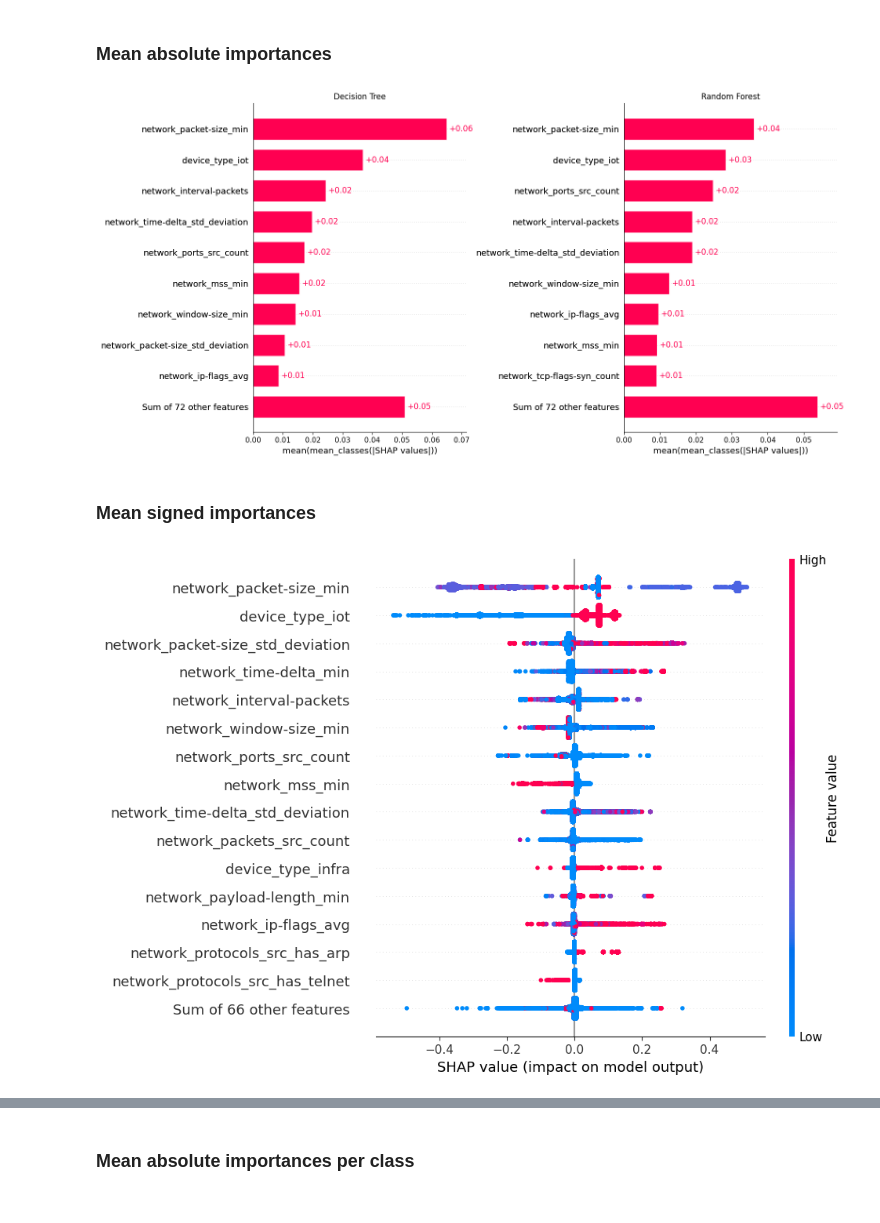
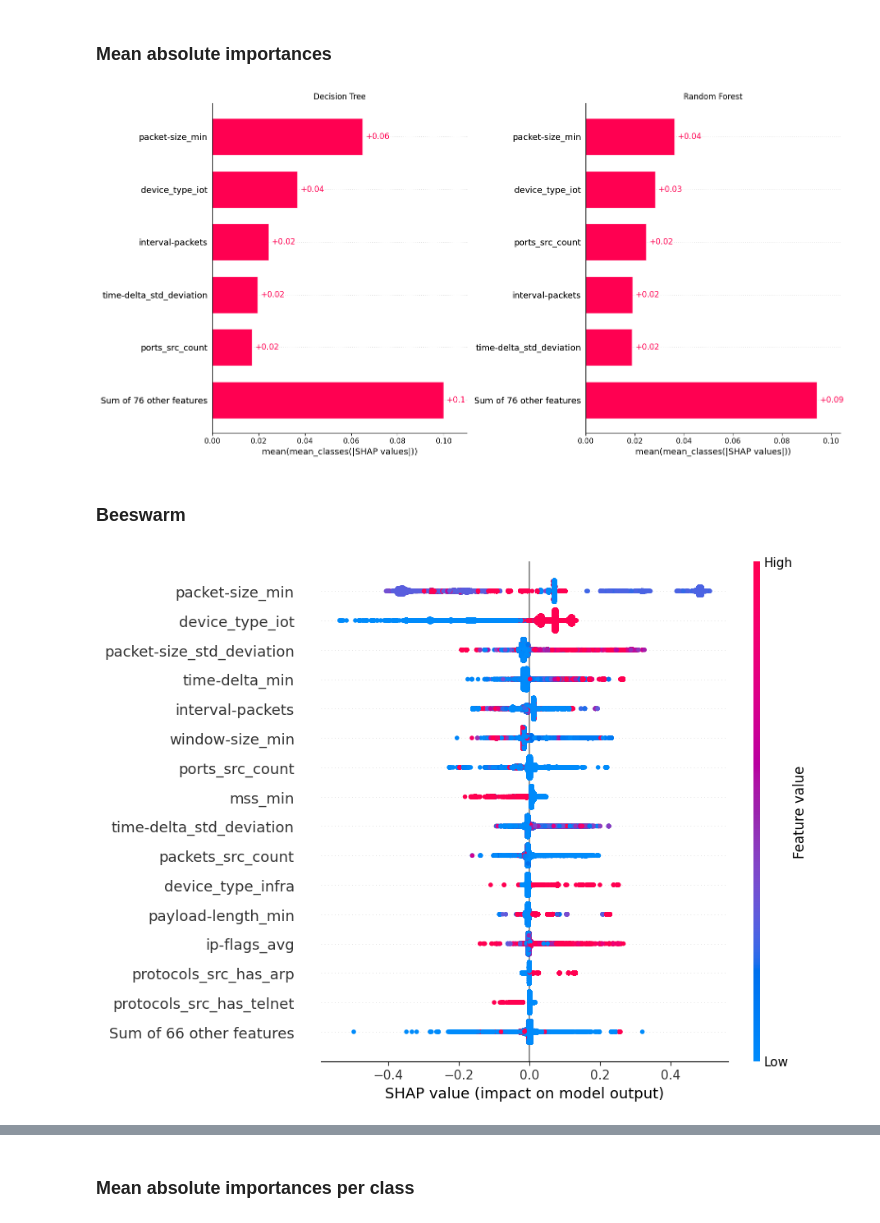
Before and after one commit to nelioasousa/iiot_threat_detec, a Jupyter notebook: experiments/exp04__xai_with_shap.ipynb, the cells around one changed output, grey strips where cells are left out. Cells and saved outputs as stored; diff of their text form; code cells hidden in the pictures.

Commit message:
Rerun shap exp

```diff
--- a/experiments/exp04__xai_with_shap.ipynb
+++ b/experiments/exp04__xai_with_shap.ipynb
@@ -79,7 +79,9 @@ def get_shap_values(models, data, feature_names):
             values_file = values_dir / f"{model_name}__{target}.pickle.gz"
             if values_file.is_file():
                 with gz_open(values_file, "rb") as explan_file:
-                    shap_values[target][model_name] = Unpickler(explan_file).load()
+                    explanation = Unpickler(explan_file).load()
+                    explanation.feature_names = feature_names[target][model_name]
+                    shap_values[target][model_name] = explanation
                 continue
             print(f"Explaining {model_name}__{target}...")
             X_bckg, X_test = data[target][model_name]
@@ -101,9 +103,10 @@ transformers, models = get_splitted_pipes(model_names)
 feature_names = defaultdict(dict)
 for target, transformer_per_model in transformers.items():
     for model_name, transformer in transformer_per_model.items():
-        feature_names[target][model_name] = (
-            transformer.get_feature_names_out().tolist()
-        )
+        feature_names[target][model_name] = [
+            ft.removeprefix("network_")
+            for ft in transformer.get_feature_names_out().tolist()
+        ]
 # %%
 data = get_preprocessed_data(transformers)
 # %%
@@ -124,7 +127,7 @@ for i, model_name in enumerate(shap_values["binary"]):
     values = shap_values["binary"][model_name]
     shap.plots.bar(
         shap_values=values[:, :, 0],
-        max_display=16,
+        max_display=6,
         ax=axs[i],
         show=False,
     )
@@ -204,28 +207,28 @@ plt.show()
 # %%
 fig, axs = plt.subplots(1, 2, figsize=(16, 8))
 
 for i, model_name in enumerate(("decision_tree", "random_forest")):
     ax = axs[i]
     values = shap_values["condensed"][model_name]
     shap.plots.bar(
         shap_values=values.abs.mean(2),
-        max_display=10,
+        max_display=6,
         ax=ax,
         show=False,
     )
     ax.set_xlabel("mean(mean_classes(|SHAP values|))")
     ax.set_title(model_pretty_name(model_name))
 
 plt.tight_layout()
 fig.savefig(
     SHAP_DIR / "classific_general_abs_importances.png",
     dpi=300, bbox_inches="tight",
 )
 plt.show()
 # %% [output]
-[figure, old version]
+[figure, new version]
 # %% [markdown]
-### Mean signed importances
+### Beeswarm
 # %%
 fig, ax = plt.subplots()
 plt.sca(ax)
@@ -244,7 +247,7 @@ fig.savefig(
 )
 plt.show()
 # %% [output]
-[figure, old version]
+[figure, new version]
 # %%
 fig, ax = plt.subplots()
 plt.sca(ax)
```
Also changed, not shown: parts of 20 cells of this notebook, 18 other files.
